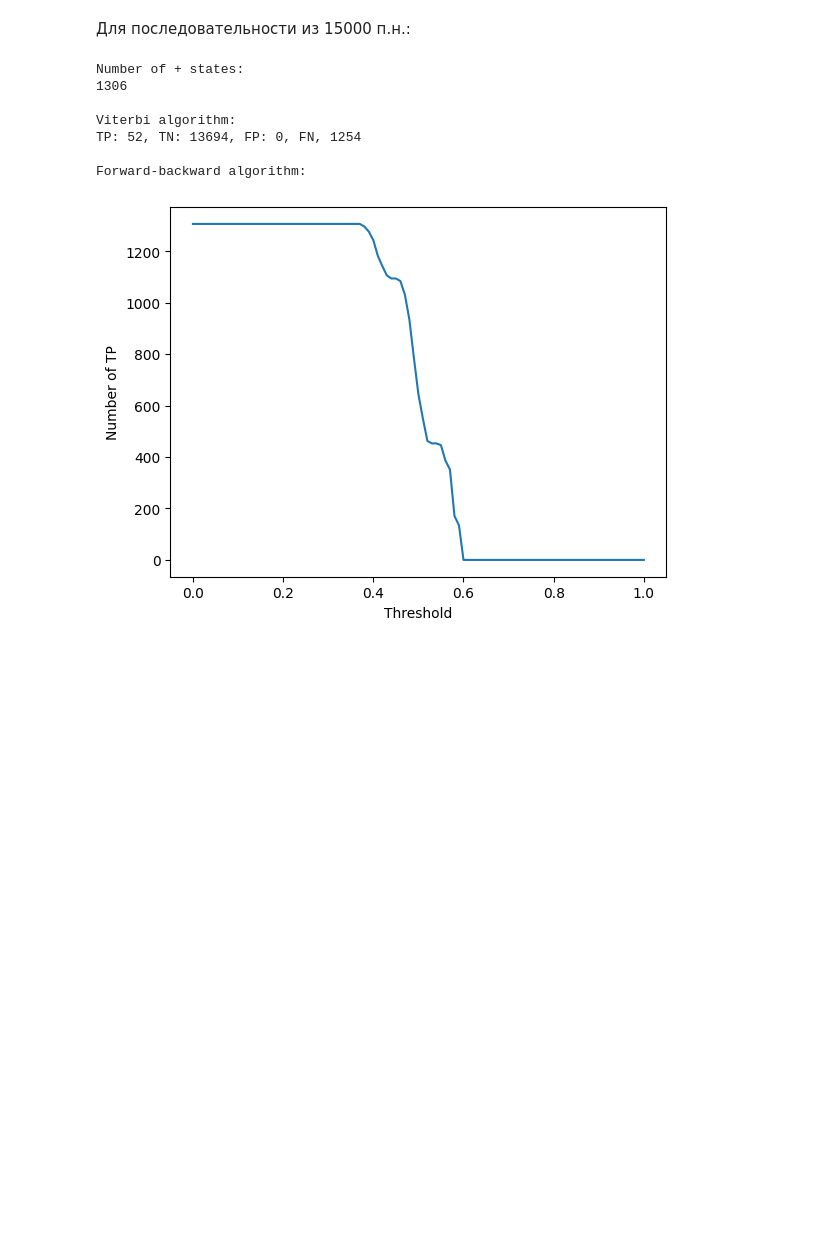
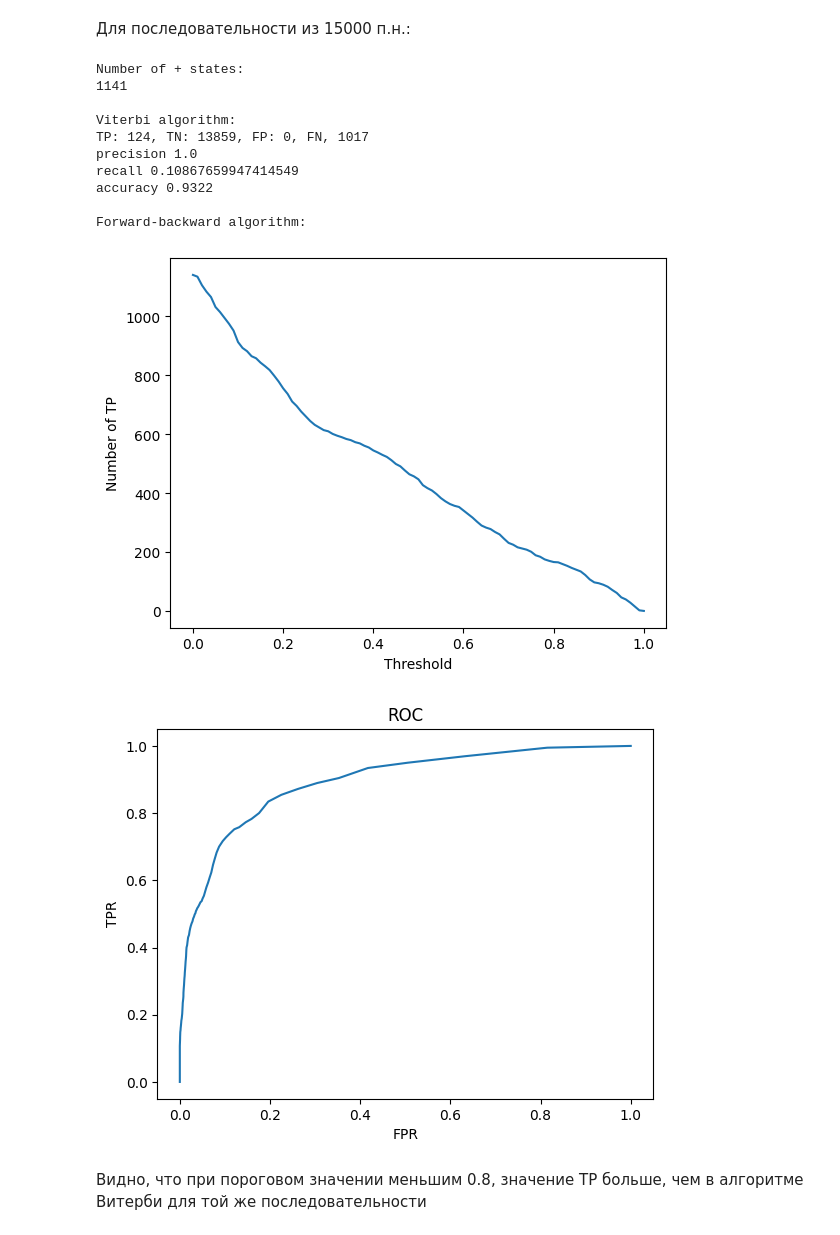
Before and after one commit to wwapper/BioinformaticsCourse2024PK, a Jupyter notebook: homework/1_4/Solution.ipynb, the cells around one changed output. Drawn from its saved outputs; the diff is of its cells as text; code cells hidden in the pictures; blank space fills up the shorter version.

```diff
--- a/homework/1_4/Solution.ipynb
+++ b/homework/1_4/Solution.ipynb
@@ -274,7 +274,7 @@ def viterbi(sequence, transition_matrix, observation_matrix):
     prev_state = np.zeros((2, sequence_len)).astype('int')
 
     for j in range(2):
-        p_current_state[j][0] = np.log(0.5) + np.log(observation_matrix[j][numbering[sequence[0]]])
+        p_current_state[j][0] = np.log(0.5 * observation_matrix[j][numbering[sequence[0]]])
 
     for i in range(1, sequence_len):
         current_char = numbering[sequence[i]]
@@ -312,11 +312,11 @@ def show_metrics_viterbi(sequence, states):
         elif predicted[i] == 1 and states[i] == '+':
             FN += 1
     print(f'TP: {TP}, TN: {TN}, FP: {FP}, FN, {FN}')
-    # if TP != 0 or FP != 0:
-    #     print('precision', TP/(TP+FP))
-    # if TP != 0 or FN != 0:
-    #     print('recall', TP/(TP+FN))
-    # print('accuracy', (TP+TN)/(TP+TN+FP+FN))
+    if TP != 0 or FP != 0:
+        print('precision', TP/(TP+FP))
+    if TP != 0 or FN != 0:
+        print('recall', TP/(TP+FN))
+    print('accuracy', (TP+TN)/(TP+TN+FP+FN))
 # %%
 for sequence, states in zip(all_sequences, all_states):
     print('length:', len(sequence))
@@ -433,32 +457,41 @@ length: 10800
 # %%
 sequence, states = all_sequences[-1], all_states[-1]
 
 print('Number of + states:', states.count('+'), sep='\n', end='\n\n')
 
 print('Viterbi algorithm:')
 show_metrics_viterbi(sequence, states)
 print()
 
 thresholds = []
 TPs = []
 
 print('Forward-backward algorithm:')
+alg = forward_backward_algo(sequence)
 for threshold in range(0, 101, 1):
     threshold /= 100
     thresholds.append(threshold)
     TPs.append(alg.TP_calc(states, threshold))
 
 plt.plot(thresholds, TPs)
 plt.xlabel("Threshold")
 plt.ylabel("Number of TP")
 
 plt.show()
+
+alg.plot_ROC(states)
 # %% [output]
 Number of + states:
-1306
+1141
 
 Viterbi algorithm:
-TP: 52, TN: 13694, FP: 0, FN, 1254
+TP: 124, TN: 13859, FP: 0, FN, 1017
+precision 1.0
+recall 0.10867659947414549
+accuracy 0.9322
 
 Forward-backward algorithm:
-[figure, old version]
+[figure, new version]
+[figure, added]
+# %% [markdown]
+Видно, что при пороговом значении меньшим 0.8, значение TP больше, чем в алгоритме Витерби для той же последовательности
```
Also changed, not shown: parts of 9 cells of this notebook.
